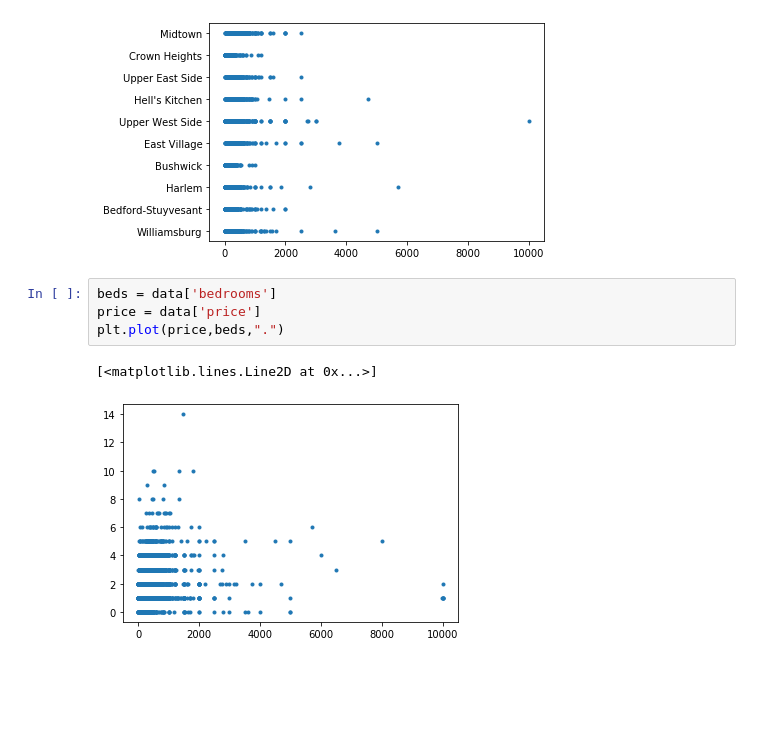
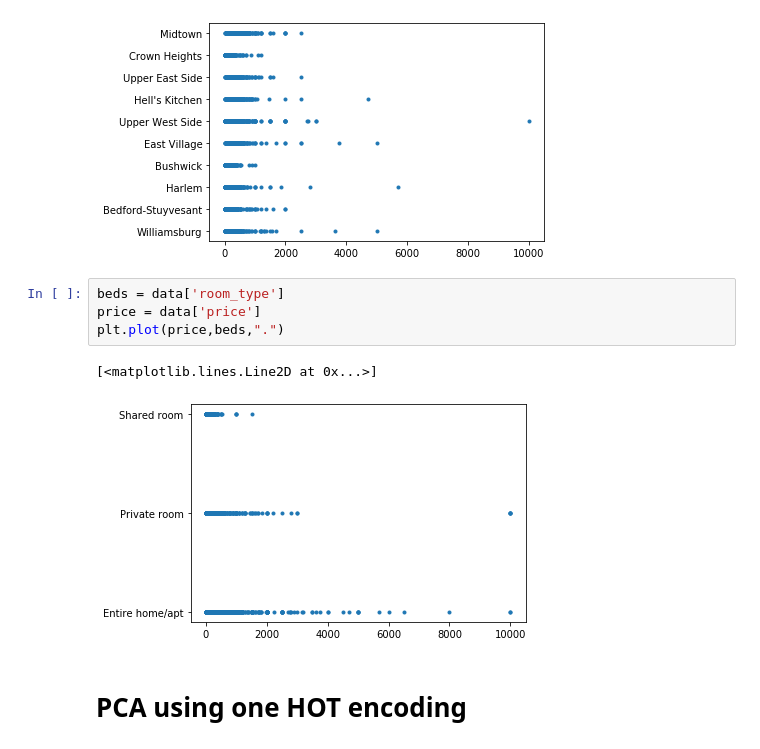
Before and after one commit to wma8/COMP516Project, a Jupyter notebook: run/cs516.ipynb, the cells around one changed output. Saved outputs shown, nothing was run; the diff lists cells and outputs as text; blank space fills up the shorter version.

```diff
--- a/run/cs516.ipynb
+++ b/run/cs516.ipynb
@@ -62,9 +68,11 @@ plt.plot(x_plt,y_plt,".")
 [<matplotlib.lines.Line2D at 0x...>]
 [figure]
 # %%
-beds = data['bedrooms']
+beds = data['room_type']
 price = data['price']
 plt.plot(price,beds,".")
 # %% [output]
 [<matplotlib.lines.Line2D at 0x...>]
-[figure, old version]
+[figure, new version]
+# %% [markdown]
+# PCA using one HOT encoding
```
Also changed, not shown: parts of 21 cells of this notebook, 1 other file.
